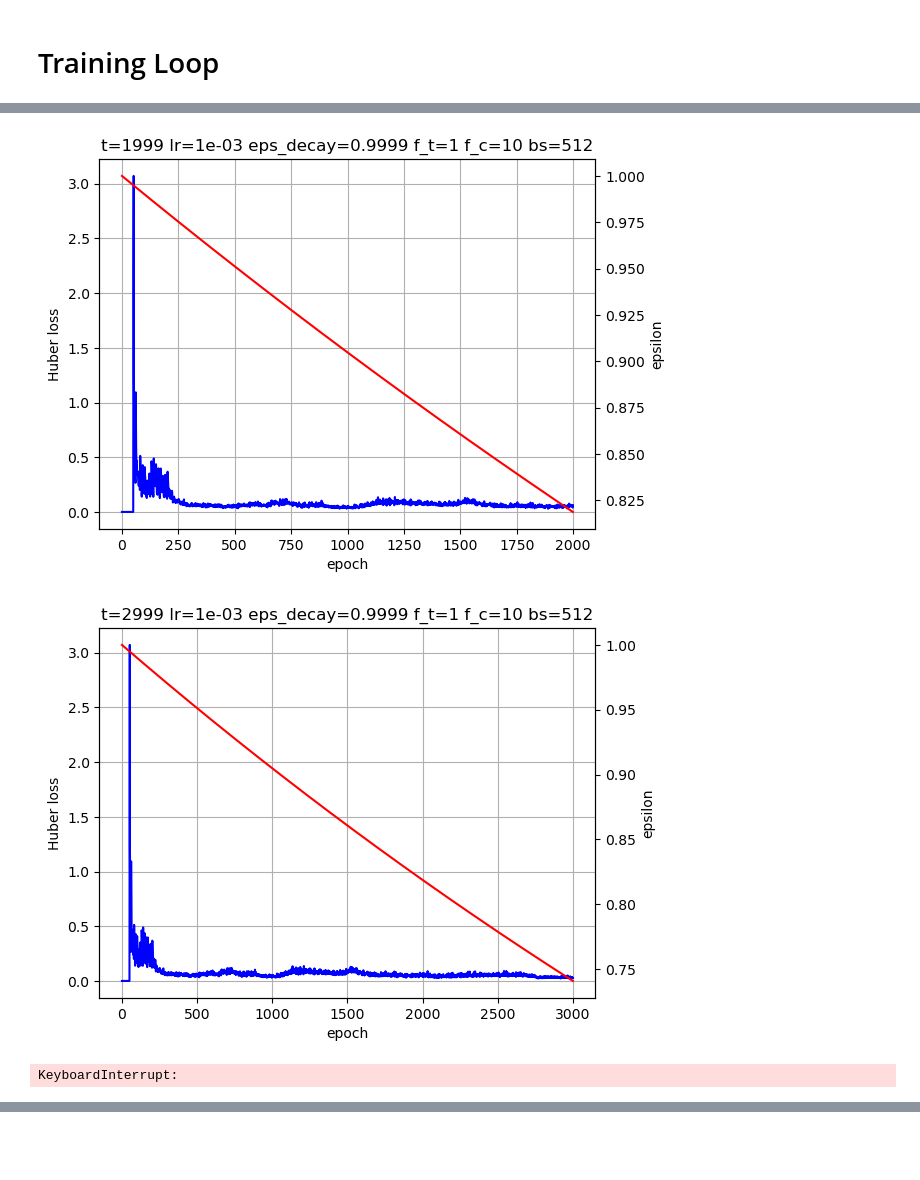
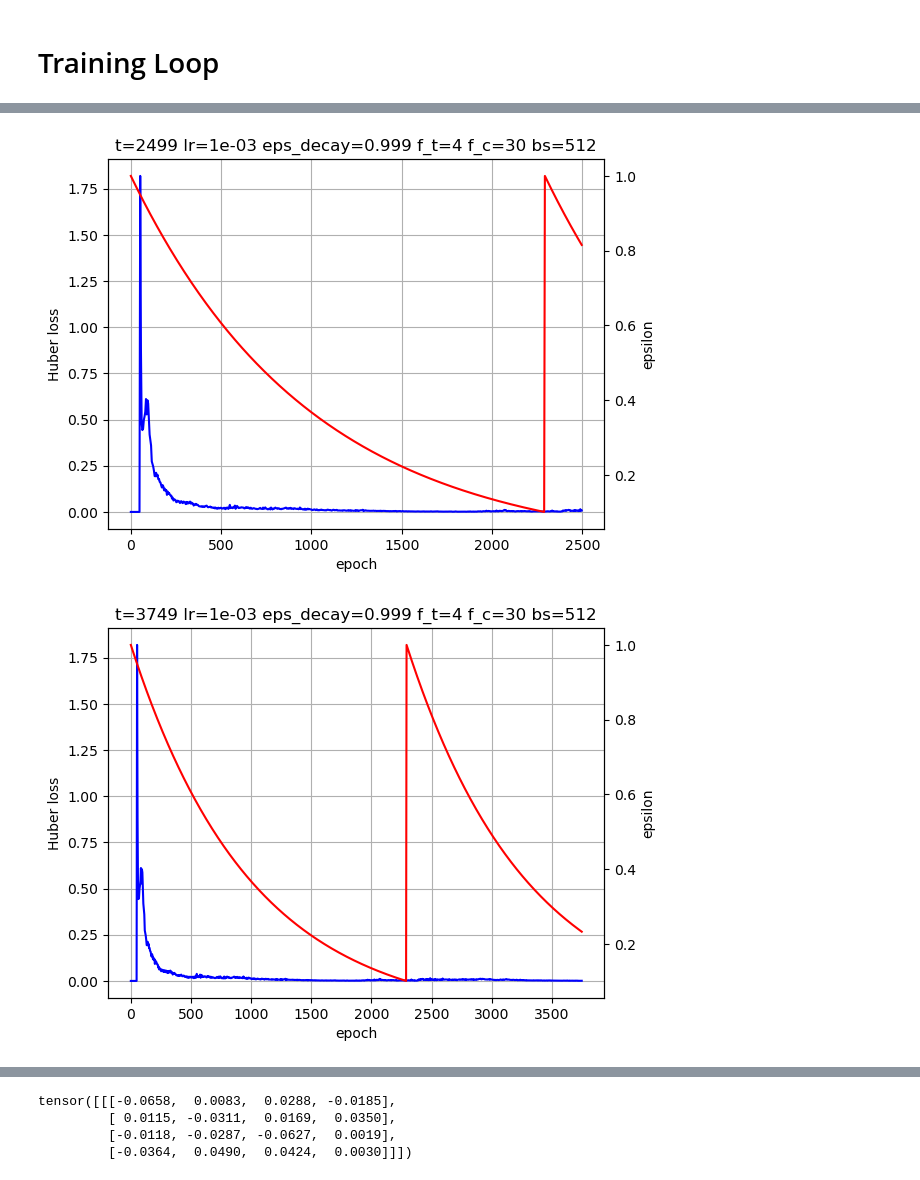
Before and after one commit to Wikcio1618/conn4-rl, a Jupyter notebook: lab.ipynb, the cells around one changed output, grey strips where cells are left out. Cells and saved outputs as stored; diff of their text form; code cells hidden in the pictures; blank space fills up the shorter version.

```diff
--- a/lab.ipynb
+++ b/lab.ipynb
@@ -105,13 +105,13 @@ def play_eval_game(main_agent:Agent, test_agent:Agent) -> int:
 # %% [markdown]
 ### Train step func
 # %%
-import random
 import torch.nn as nn
 
-def train_step(main_model, target_model, optimizer, replay_buffer, gamma, batch_size, loss_class):
+def train_step(main_model:nn.Module, target_model:nn.Module, optimizer, replay_buffer, gamma, batch_size, loss_class):
     if len(replay_buffer) < batch_size:
         return 0
 
+    optimizer.zero_grad()
     main_model.train()
 
     batch = replay_buffer.sample(batch_size)
@@ -128,11 +128,10 @@ def train_step(main_model, target_model, optimizer, replay_buffer, gamma, batch_
     q_values = main_model(states).gather(1, actions).squeeze()
 
     next_q_values = target_model(next_states).max(1)[0]
-    target_q_values = rewards + gamma * next_q_values * (1-dones)
+    target_q_values = 0.3 * (rewards + gamma * next_q_values * (1-dones))
 
     loss = loss_class()(q_values, target_q_values)
 
-    optimizer.zero_grad()
     loss.backward()
     optimizer.step()
 
@@ -144,19 +143,19 @@ import torch.nn as nn
 
 # TODO fine tune
 eps = 1
-eps_min = 0.05
-eps_decay = 0.9999
-epochs = 10**4
-batch_size = 64 * 8
-train_freq = 1
-target_update_freq = 10
-checkpoint_freq = epochs // 10
-gamma = 0.9
+eps_min = 0.1
+eps_decay = 0.999
+epochs = 5*10**3
+batch_size = 64*8
+train_freq = 4
+target_update_freq = 30
+checkpoint_freq = epochs // 4
+gamma = 0.99
 lr = 1e-3
 
 # TODO TEST OTHER
-# loss_class = nn.MSELoss
-loss_class = nn.HuberLoss
+loss_class = nn.MSELoss
+# loss_class = nn.HuberLoss
 # %% [markdown]
 # Initialize Models
 # %%
@@ -205,8 +204,8 @@ for t in tqdm(range(epochs)):
     if not t % train_freq:
         loss = train_step(main_model, target_model, optimizer, replay_buffer, gamma, batch_size, loss_class)
 
-        if len(replay_buffer) > 10000:
-            replay_buffer.clear_oldest(train_freq * len(exp_list))
+        # if len(replay_buffer) > 10000:
+        #     replay_buffer.clear_oldest(train_freq * len(exp_list))
 
         times.append(t)
         losses.append(loss)
@@ -231,5 +230,7 @@ for t in tqdm(range(epochs)):
         plt.title(f't={t} lr={lr:.0e} eps_decay={eps_decay} f_t={train_freq} f_c={target_update_freq} bs={batch_size}')
         plt.show()
 
-    eps = max(eps_min, eps_decay * eps)
+    eps *= eps_decay
+    if eps < eps_min + 0.001:
+        eps = 1
 # %% [output]
@@ -237,3 +238,2 @@ for t in tqdm(range(epochs)):
-[figure, old version]
+[figure, new version]
-[figure, old version]
+[figure, new version]
-KeyboardInterrupt:
@@ -239,0 +241,7 @@ KeyboardInterrupt:
+# %%
+main_model.state_dict()['conv1.weight'][0]
+# %% [output]
+tensor([[[-0.0658,  0.0083,  0.0288, -0.0185],
+         [ 0.0115, -0.0311,  0.0169,  0.0350],
+         [-0.0118, -0.0287, -0.0627,  0.0019],
+         [-0.0364,  0.0490,  0.0424,  0.0030]]])
```
Also changed, not shown: parts of 4 cells of this notebook, 4 other files.
